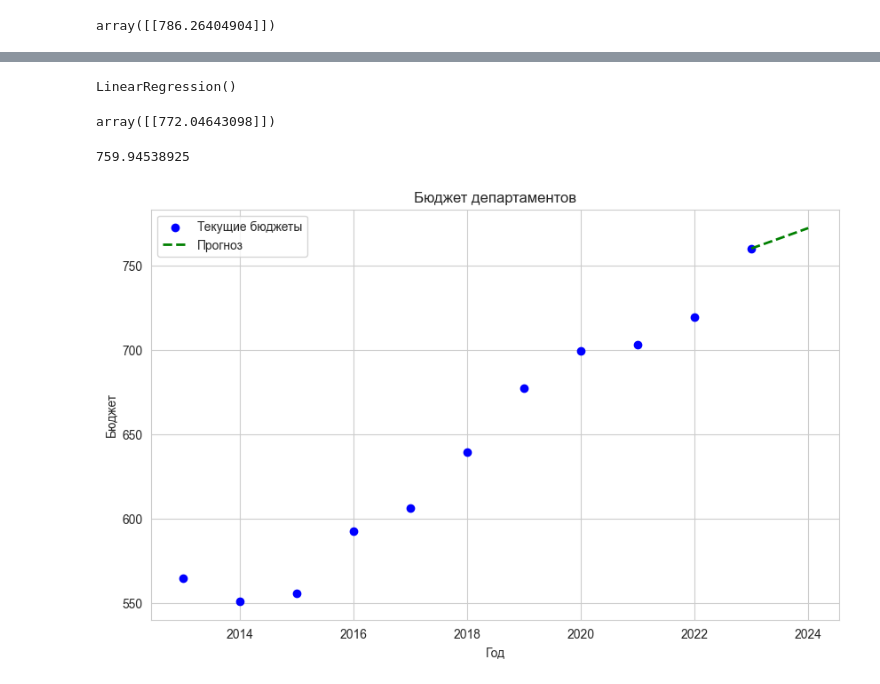
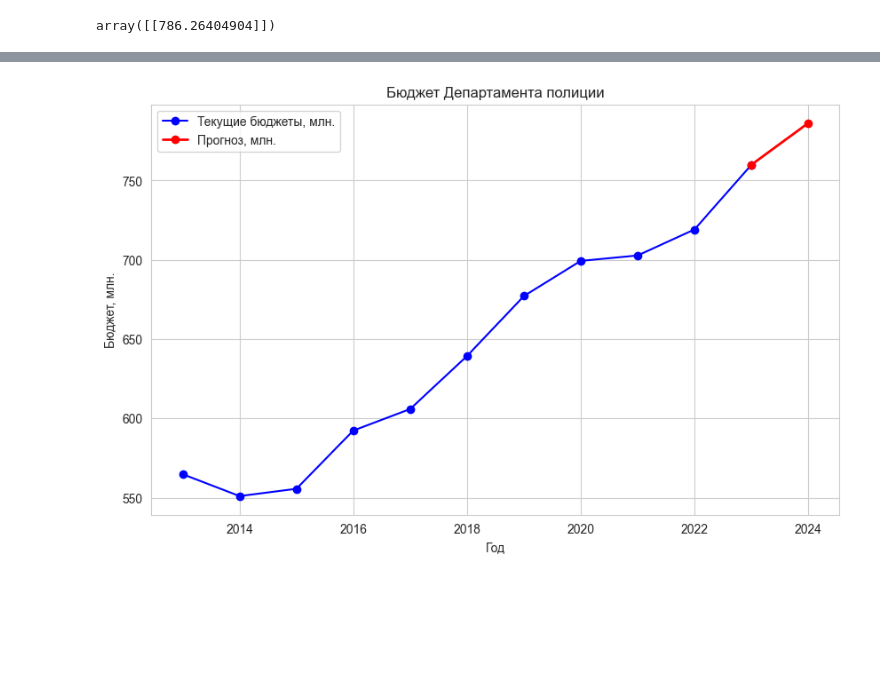
Before and after one commit to temasty/Project, a Jupyter notebook: Untitled3.ipynb, the cells around one changed output, grey strips where cells are left out. Saved outputs shown, nothing was run; the diff lists cells and outputs as text; code cells hidden in the pictures; blank space fills up the shorter version.

```diff
--- a/Untitled3.ipynb
+++ b/Untitled3.ipynb
@@ -17,3 +19,12 @@ salaries.head()
 | 2 | 2024-10-28T02:08:56.000 | 2584.43 | Permanent Civil Service | 2024-10-27T22:06:05.000 | 131184.91 | 34074.65 | ... |
 | 3 | 2024-10-28T02:08:56.000 | 2089.00 | Permanent Civil Service | 2024-10-27T22:06:05.000 | 154252.27 | 47098.62 | ... |
 | 4 | 2024-10-28T02:08:56.000 | 2423.50 | Permanent Civil Service | 2024-10-27T22:06:05.000 | 114334.76 | 32336.77 | ... |
+# %%
+salaries['final_budget'] = salaries['total_compensation'] + salaries['retirement'] + salaries['health_and_dental']
+salaries_total_bunget = salaries.groupby('department_code')['final_budget'].sum().sort_values(ascending=False).head(10)/1000000000
+plt.figure(figsize=(12, 5))
+sns.barplot(x=salaries_total_bunget, y=salaries_total_bunget.index, palette='rocket')
+plt.title('ТОП 10 департаментов по расходам 2013-2023, млрд.')
+plt.xlabel('Бюджет')
+plt.ylabel('Департамент')
+plt.show()
@@ -388,40 +394,15 @@ plt.show()
-# %%
-X = police_dept[['year']]  # Используем год как признак
-y = police_dept[['final_budget']]  # Прогнозируем общую компенсацию
-
-# Преобразуем DataFrame в массив NumPy
-X = X.values
-y = y.values
-# %%
-# Создаем объект модели линейной регрессии
-model = LinearRegression()
-
-# Обучаем модель на данных
-model.fit(X, y)
-# %% [output]
-LinearRegression()
-# %%
-next_year = 2024
-predicted_budget = model.predict([[next_year]])
-predicted_budget
-# %% [output]
-array([[772.04643098]])
 # %%
-X = X.tolist()
-y = y.tolist()
+X = X.values
+y = y.values
-# %%
-y[10][0]
-# %% [output]
-759.94538925
 # %%
 plt.figure(figsize=(10, 6))
-plt.scatter(X, y, label='Текущие бюджеты', color='blue')
-plt.plot([2023, next_year], [y[10][0], predicted_budget[0][0]], 'g--', label='Прогноз', linewidth=2)
-plt.title('Бюджет департаментов')
+plt.plot(X, y, 'bo-', label='Текущие бюджеты, млн.')
+plt.plot([2023, next_year], [y[10][0], predicted_budget[0][0]], 'ro-', label='Прогноз, млн.', linewidth=2)
+plt.title('Бюджет Департамента полиции')
 plt.xlabel('Год')
-plt.ylabel('Бюджет')
+plt.ylabel('Бюджет, млн.')
 plt.legend()
 plt.grid(True)
 plt.show()
 # %% [output]
-[figure, old version]
+[figure, new version]
```
Also changed, not shown: parts of 22 cells of this notebook.
